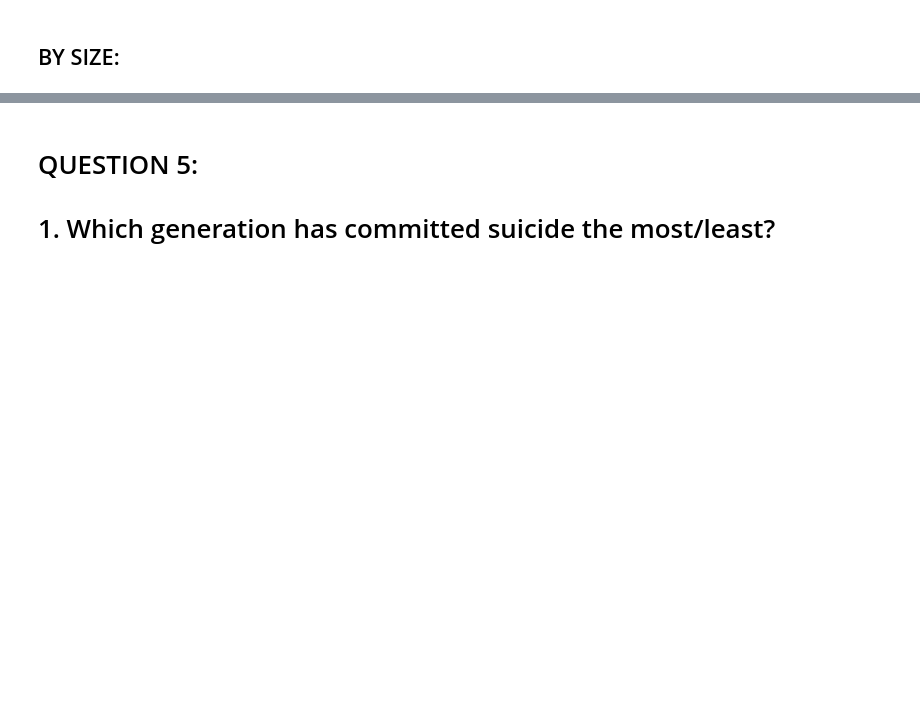
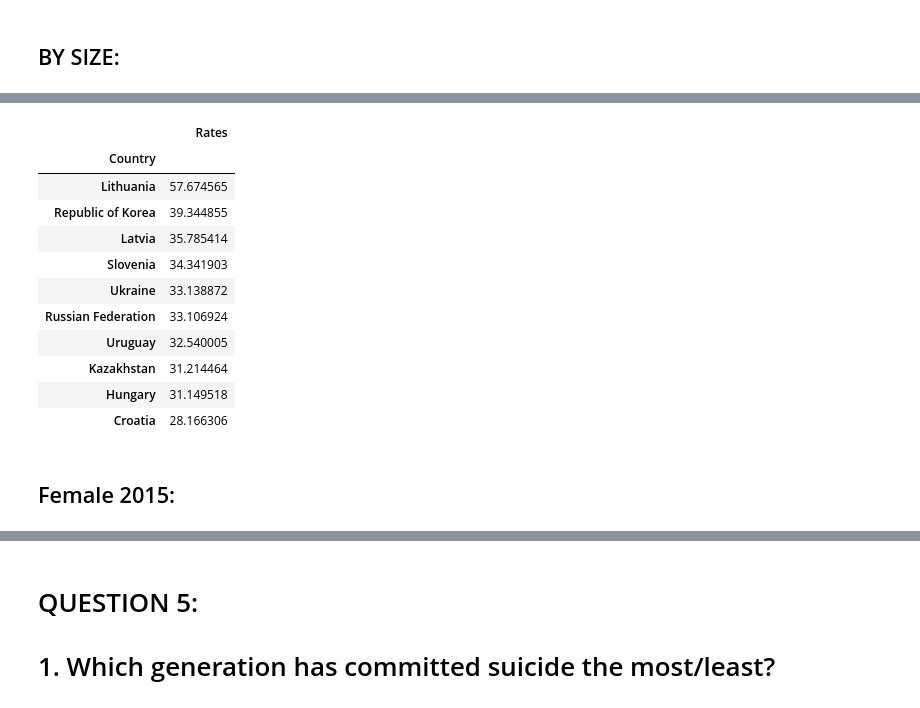
Before and after one commit to cinlaozdemir/Project-Week-3-Data-Thieves, a Jupyter notebook: your-project/Project3_DescStats-Copy2.ipynb, the cells around one changed output, grey strips where cells are left out. Saved outputs shown, nothing was run; the diff lists cells and outputs as text; code cells hidden in the pictures; blank space fills up the shorter version.

```diff
--- a/your-project/Project3_DescStats-Copy2.ipynb
+++ b/your-project/Project3_DescStats-Copy2.ipynb
@@ -309,0 +231,25 @@ idgsm.difference(idgsf)
+# %%
+males['Rates'] = (males['Num_Suicides']/males['Population'])*100000
+# %%
+males = males.reset_index()
+# %%
+males = males[['Country','Rates']].groupby('Country').sum().sort_values("Rates", ascending=False)
+# %%
+malestop10 = males[0:10]
+# %%
+malestop10
+# %% [output]
+|  | Rates |
+| Country |  |
+| Lithuania | 57.674565 |
+| Republic of Korea | 39.344855 |
+| Latvia | 35.785414 |
+| Slovenia | 34.341903 |
+| Ukraine | 33.138872 |
+| Russian Federation | 33.106924 |
+| Uruguay | 32.540005 |
+| Kazakhstan | 31.214464 |
+| Hungary | 31.149518 |
+| Croatia | 28.166306 |
+# %% [markdown]
+## Female 2015:
```
Also changed, not shown: parts of 139 cells of this notebook.
